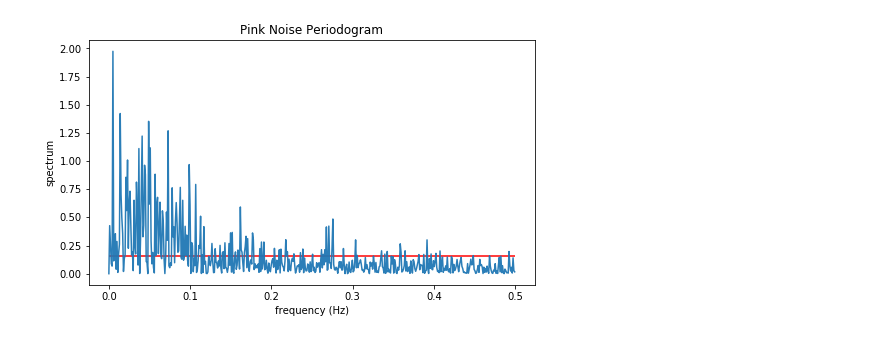
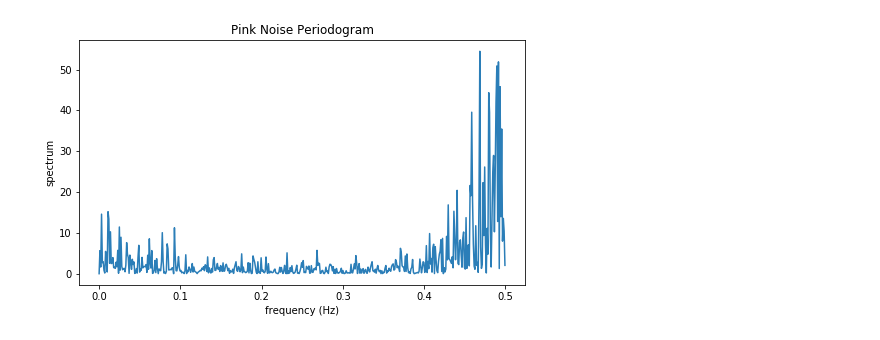
Before and after one commit to QuantLet/SFE_class_2017, a Jupyter notebook: SFMspectralAnalysis/Intro/Intro.ipynb, the cells around one changed output. Cells and saved outputs as stored; diff of their text form; code cells hidden in the pictures.

```diff
--- a/SFMspectralAnalysis/Intro/Intro.ipynb
+++ b/SFMspectralAnalysis/Intro/Intro.ipynb
@@ -8,7 +8,7 @@ x0 = 0
 s = 0.25
 length = 1000
 for _ in range(length):
-    e = np.random.normal(scale=s)
+    e = np.random.normal(scale=np.sqrt(s))
     AR0.append(e)
 
 AR0 = np.array(AR0)
@@ -19,7 +19,7 @@ a = 0.5
 s = 0.25
 length = 1000
 for _ in range(length):
-    e = np.random.normal(scale=s)
+    e = np.random.normal(scale=np.sqrt(s))
     AR1.append(a*AR1[-1]+e)
 
 AR1 = np.array(AR1)
@@ -124,12 +124,12 @@ plt.savefig('BNPer.png', transparent=True)
 # %%
-f, s = scipy.signal.periodogram(AR1,return_onesided=True)
+f, s = scipy.signal.periodogram(ARp,return_onesided=True)
 
 plt.figure(figsize=(16/2,9/2))
 plt.plot(f,s, alpha=0.95)
-plt.hlines(y=[np.mean(s)], xmin=np.min(f), xmax=np.max(f), color='red', alpha=1)
+# plt.hlines(y=[np.mean(s)], xmin=np.min(f), xmax=np.max(f), color='red', alpha=1)
 plt.title('Pink Noise Periodogram')
 plt.xlabel('frequency (Hz)')
 plt.ylabel('spectrum')
 plt.savefig('PNPer.png', transparent=True)
 # %% [output]
-[figure, old version]
+[figure, new version]
```
Also changed, not shown: parts of 6 cells of this notebook, 15 other files.
